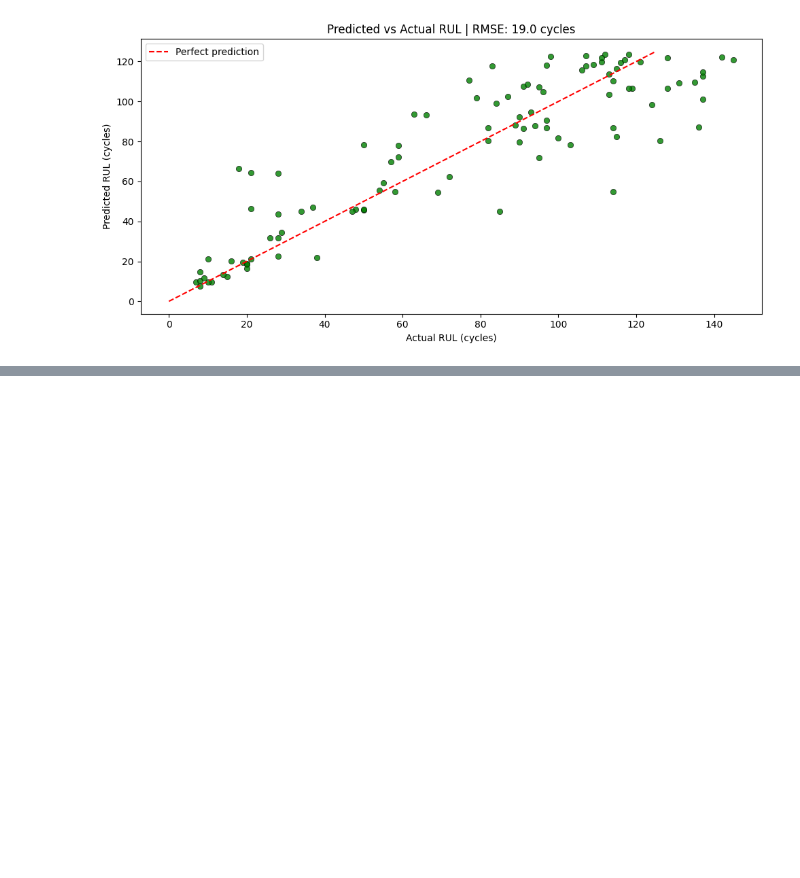
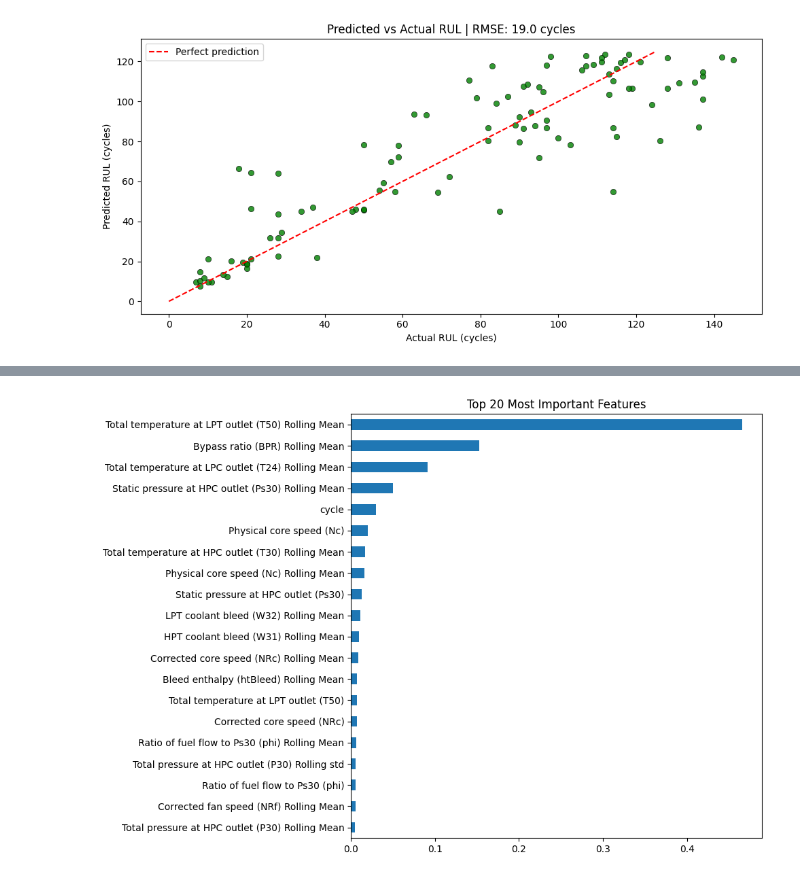
Before and after one commit to Mr-Rai/predictive_maintenance_aircraft_engine, a Jupyter notebook: cmapss_rul.ipynb, the cells around one changed output, grey strips where cells are left out. Cells and saved outputs as stored; diff of their text form; code cells hidden in the pictures; blank space fills up the shorter version.

Commit message:
Model evaluated with FD001 Dataset

```diff
--- a/cmapss_rul.ipynb
+++ b/cmapss_rul.ipynb
@@ -333,0 +358,46 @@ plt.show()
+# %%
+# updating column names to actual sensor names to increase understand of physical changes
+# move to constants
+sensor_mapping = {
+    'sensor_1':  'Total temperature at fan inlet (T2)',
+    'sensor_2':  'Total temperature at LPC outlet (T24)',
+    'sensor_3':  'Total temperature at HPC outlet (T30)',
+    'sensor_4':  'Total temperature at LPT outlet (T50)',
+    'sensor_5':  'Pressure at fan inlet (P2)',
+    'sensor_6':  'Total pressure in bypass-duct (P15)',
+    'sensor_7':  'Total pressure at HPC outlet (P30)',
+    'sensor_8':  'Physical fan speed (Nf)',
+    'sensor_9':  'Physical core speed (Nc)',
+    'sensor_10': 'Engine pressure ratio (epr)',
+    'sensor_11': 'Static pressure at HPC outlet (Ps30)',
+    'sensor_12': 'Ratio of fuel flow to Ps30 (phi)',
+    'sensor_13': 'Corrected fan speed (NRf)',
+    'sensor_14': 'Corrected core speed (NRc)',
+    'sensor_15': 'Bypass ratio (BPR)',
+    'sensor_16': 'Burner fuel-air ratio (farB)',
+    'sensor_17': 'Bleed enthalpy (htBleed)',
+    'sensor_18': 'Demanded fan speed (Nf_dmd)',
+    'sensor_19': 'Demanded corrected fan speed (PCNfR_dmd)',
+    'sensor_20': 'HPT coolant bleed (W31)',
+    'sensor_21': 'LPT coolant bleed (W32)'
+}
+updated_sensor_mapping = {}
+for key, value in sensor_mapping.items():
+    updated_sensor_mapping[key] = value
+    updated_sensor_mapping[f"{key}_roll_mean"] = f"{value} Rolling Mean"
+    updated_sensor_mapping[f"{key}_roll_std"] = f"{value} Rolling std"
+# %%
+top_features = pd.Series(data=model.feature_importances_, index=feature_cols).nlargest(n=20)
+top_features.sort_values(inplace=True)
+
+top_features.rename(
+    {col:updated_sensor_mapping.get(col, col) for col in train_data.columns},
+    inplace=True)
+
+plt.figure(figsize=(10,7))
+top_features.plot(kind='barh')
+plt.title("Top 20 Most Important Features")
+plt.tight_layout()
+plt.show()
+# %% [output]
+[figure, added]
```
Also changed, not shown: parts of 3 cells of this notebook, 1 other file.
